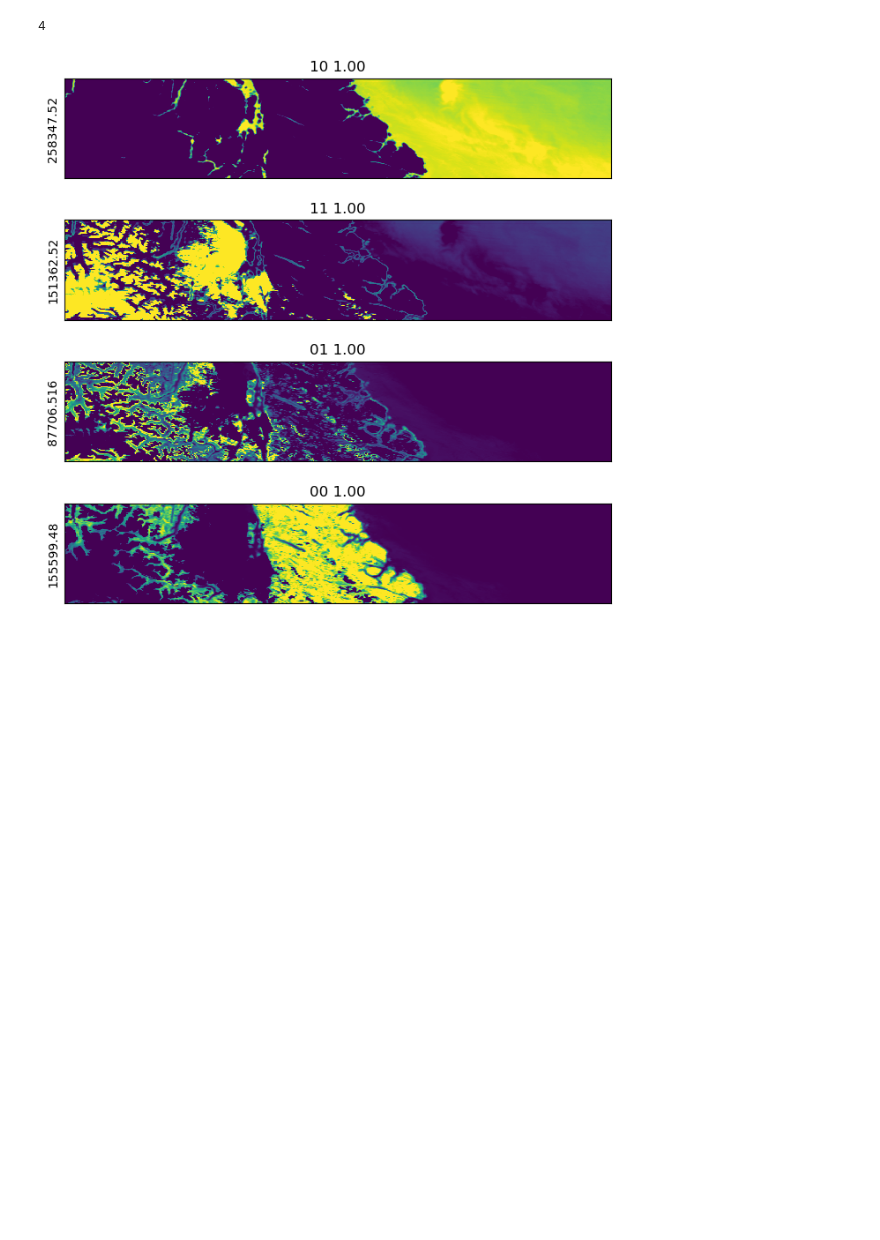
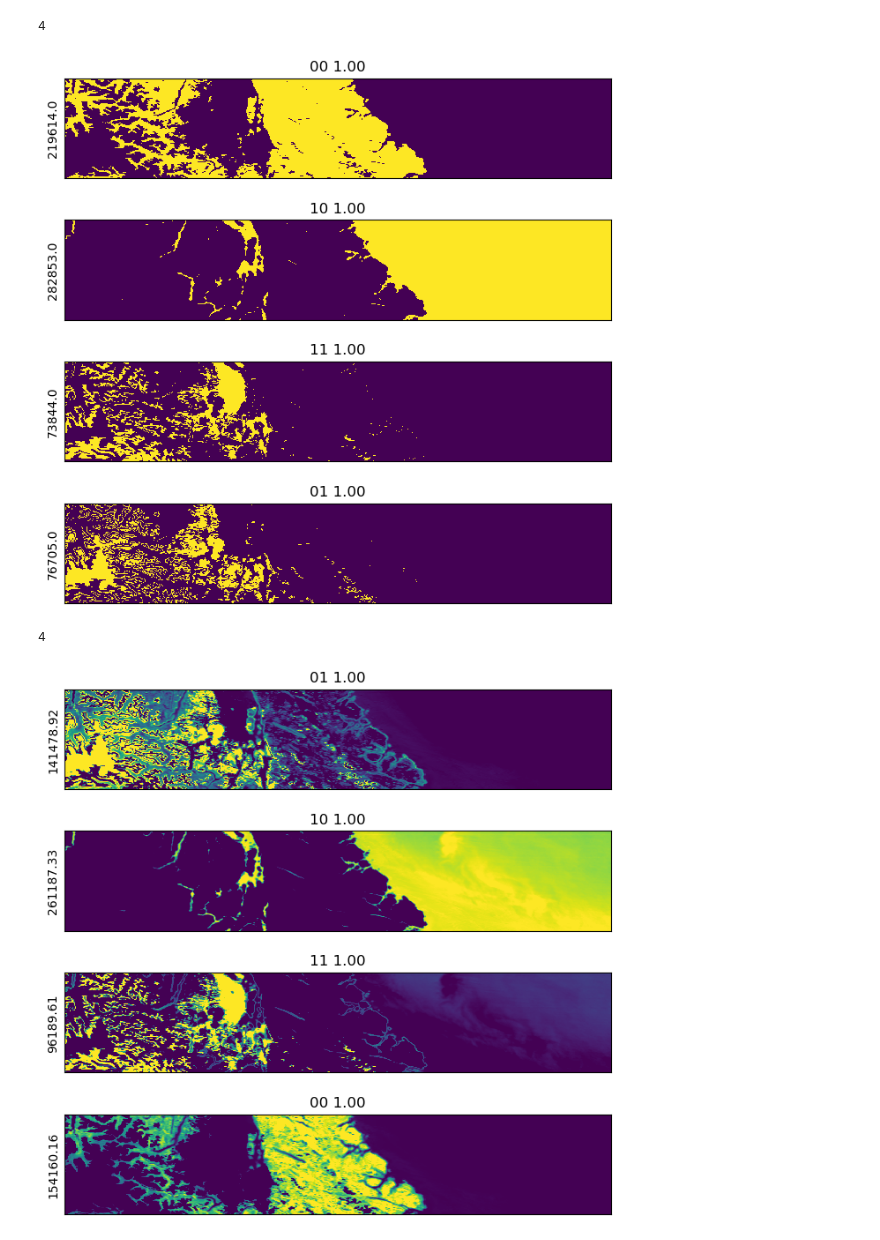
Before and after one commit to ELO-Hyp/hUH, a Jupyter notebook: Bjornolo-Classification.ipynb, the cells around one changed output. Drawn from its saved outputs; the diff is of its cells as text; code cells hidden in the pictures; blank space fills up the shorter version.

```diff
--- a/Bjornolo-Classification.ipynb
+++ b/Bjornolo-Classification.ipynb
@@ -198,5 +219,9 @@ dehf.display_level(1)
 # %%
+dehe.display_level(2)
 dehf.display_level(2)
+dehx.display_level(2)
 # %% [output]
 4
-[figure, old version]
+[figure, new version]
+4
+[figure, added]
```
Also changed, not shown: parts of 8 cells of this notebook, 1 other file.
